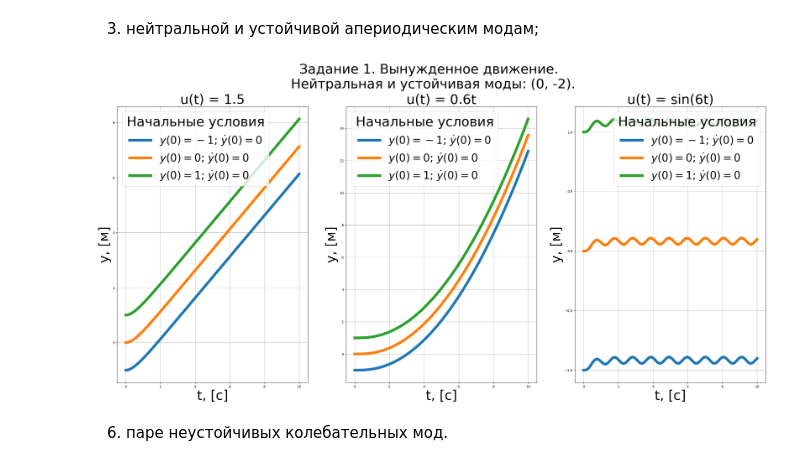
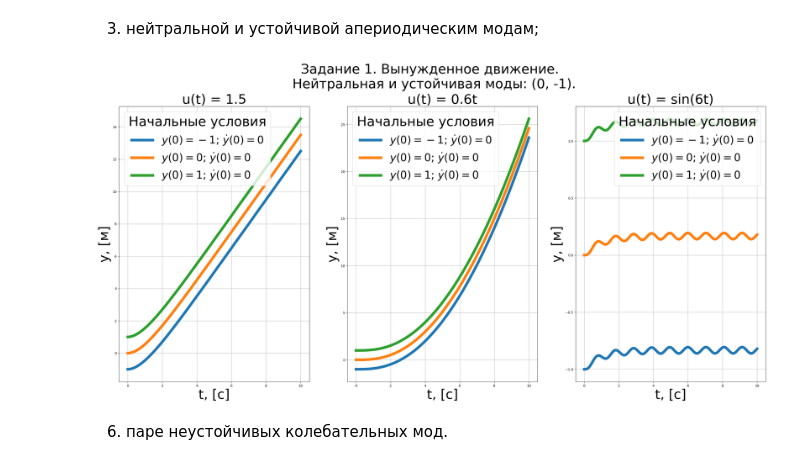
Before and after one commit to lalayants/control-theory-itmo-2023-2024, a Jupyter notebook: Lab3/lab3.ipynb, the cells around one changed output. Cells and saved outputs as stored; diff of their text form; code cells hidden in the pictures.

```diff
--- a/Lab3/lab3.ipynb
+++ b/Lab3/lab3.ipynb
@@ -83,11 +85,11 @@ task1_output(m10, m11, initial_values, us, get_t(10), plot_name = f'Две ус
 # %% [markdown]
 3. нейтральной и устойчивой апериодическим модам;
 # %%
-m30, m31 = 0, -2
+m30, m31 = 0, -1
 initial_values = [[0, -1], [0, 0], [0, 1]]
 task1_output(m30, m31, initial_values, us, get_t(10), plot_name = f'Нейтральная и устойчивая моды: {m30, m31}.', save_name = 'task1_3.jpg')
 # %% [output]
-[figure, old version]
+[figure, new version]
 # %% [markdown]
 6. паре неустойчивых колебательных мод.
 # %%
```
Also changed, not shown: parts of 2 cells of this notebook.
